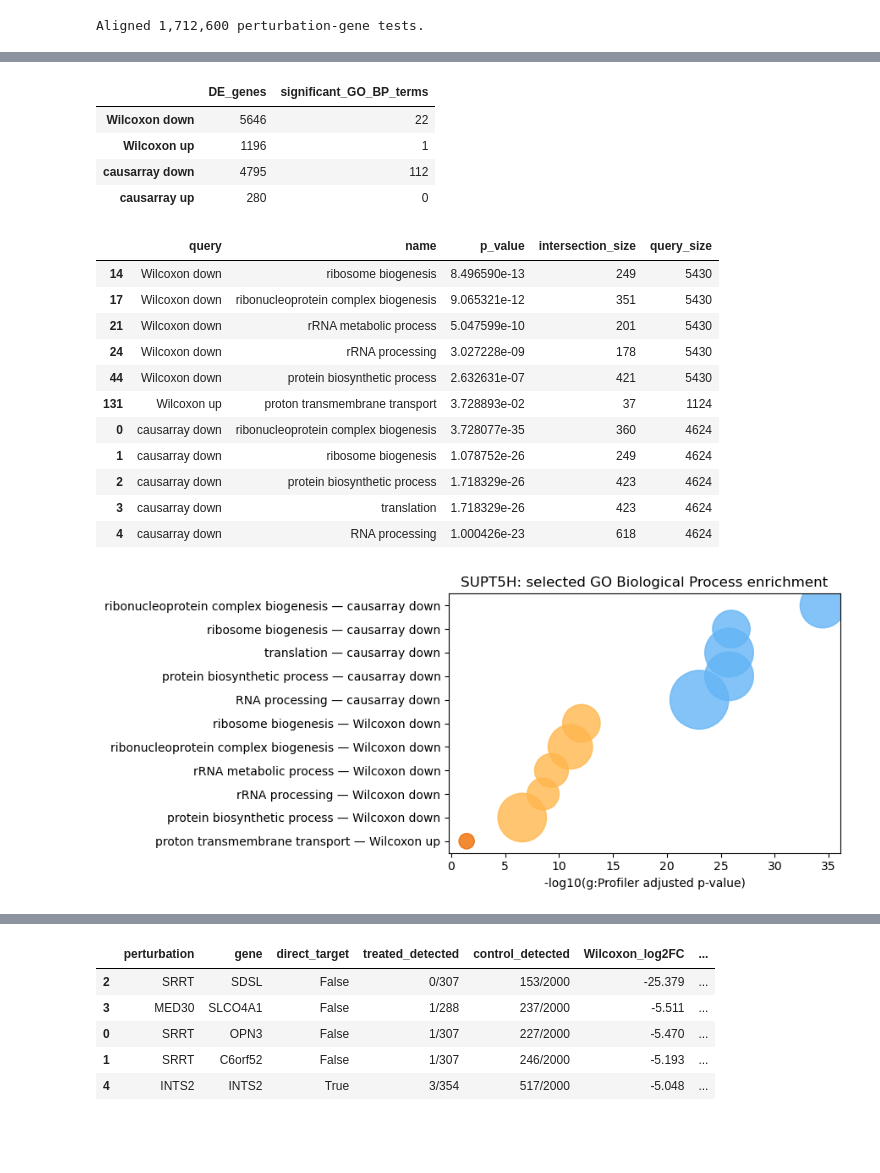
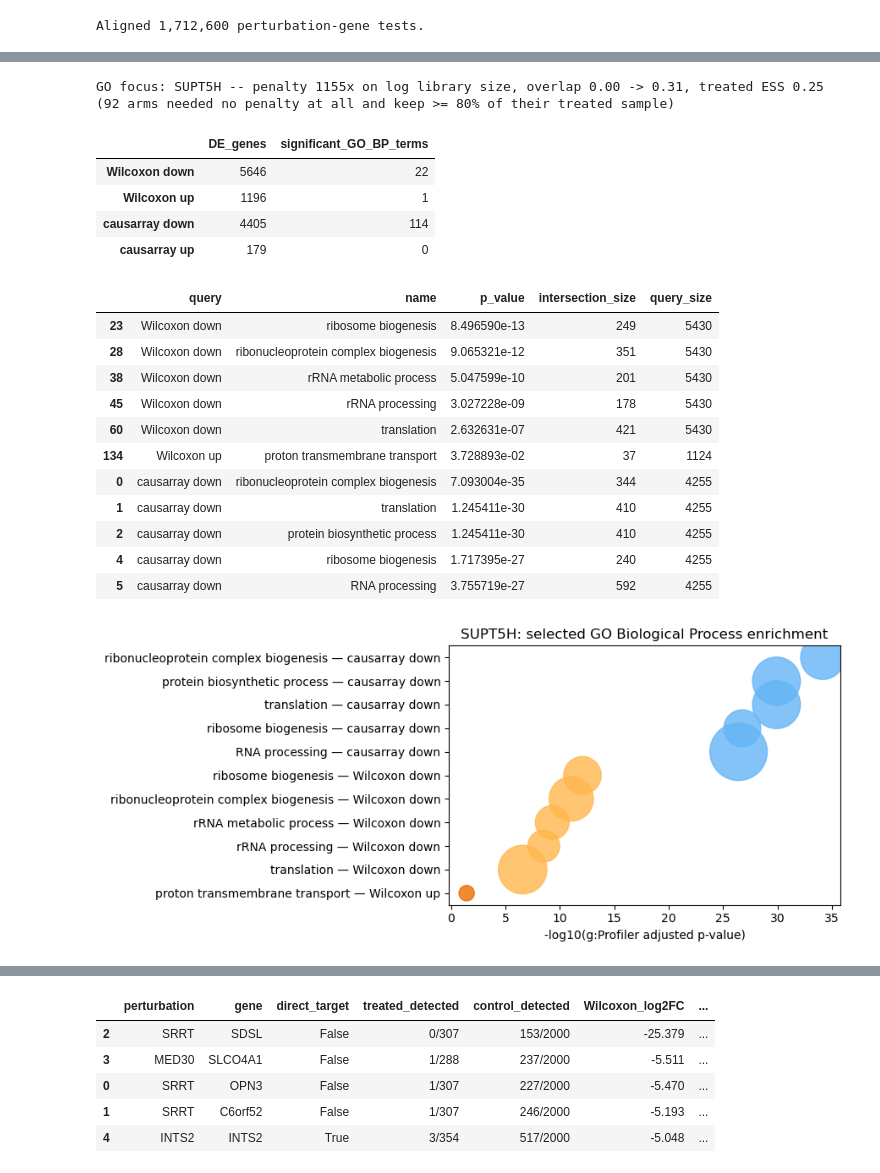
Before and after one commit to JinHongDu-Lab/causarray, a Jupyter notebook: docs/source/tutorial/replogle/replogle-py.ipynb, the cells around one changed output, grey strips where cells are left out. Cells and saved outputs as stored; diff of their text form; code cells hidden in the pictures; blank space fills up the shorter version.

```diff
--- a/docs/source/tutorial/replogle/replogle-py.ipynb
+++ b/docs/source/tutorial/replogle/replogle-py.ipynb
@@ -52,5 +35,5 @@ plus 2,000 `non-targeting` control cells.
 # %%
-adata = sc.read_h5ad('replogle_subset.h5ad')
+adata = sc.read_h5ad('data/replogle_subset.h5ad')
 print(adata)
 
 CTRL_LABEL = adata.uns['ctrl_label']   # 'non-targeting'
@@ -121,9 +83,9 @@ the raw-count subset by `run_estimate_r_0.0.10.py` (6,000-cell control-heavy sub
 # %%
-# JIC table on the raw counts (run_estimate_r_0.0.10.py); falls back to the pre-0.0.10
+# JIC table on the raw counts (2_estimate_r.py); falls back to the pre-0.0.10
 # table computed on the log-normalised copy only if the new one is missing.
-r_path = Path('replogle-r-0.0.10.csv') if Path('replogle-r-0.0.10.csv').exists() else Path('replogle-r.csv')
-if r_path.name == 'replogle-r.csv':
-    print('Note: JIC table from the pre-0.0.10 (log-normalised) run; run run_estimate_r_0.0.10.py to recompute it.')
+r_path = Path('results/replogle-r.csv') if Path('results/replogle-r.csv').exists() else Path('results/replogle-r-legacy.csv')
+if r_path.name == 'results/replogle-r-legacy.csv':
+    print('Note: JIC table from the pre-0.0.10 (log-normalised) run; run 2_estimate_r.py to recompute it.')
 df_r = pd.read_csv(r_path)
 fig = plot_r(df_r)
 plt.tight_layout()
@@ -169,7 +122,7 @@ df_res = gcate_lfc_batch(
     max_cells=2000,
     n_ctrl=2000,
     family='nb',
-    cache_path='replogle_results.h5',
+    cache_path='results/replogle_results.h5',
     random_state=0,
     verbose=True,
     gcate_kwargs=dict(
@@ -284,10 +361,10 @@ import crispyx
 
 # Wilcoxon is applied to normalized, log-transformed counts, following the
 # same convention as the Adamson tutorial.
-norm_path = Path('replogle_subset_norm.h5ad')
+norm_path = Path('data/replogle_subset_norm.h5ad')
 if not norm_path.exists():
     crispyx.normalize_total_log1p(
-        'replogle_subset.h5ad', output_path=str(norm_path), verbose=False
+        'data/replogle_subset.h5ad', output_path=str(norm_path), verbose=False
     )
 # The Wilcoxon result does not depend on causarray; cache it on disk and reuse
 # it on later runs (crispyx skips the computation when the output exists).
@@ -296,7 +373,7 @@ wc_result = crispyx.wilcoxon_test(
     perturbation_column=PERT_COL,
     control_label=CTRL_LABEL,
     verbose=False,
-    output_path='replogle_subset_norm_cx_wilcoxon.h5ad',
+    output_path='results/replogle_subset_norm_cx_wilcoxon.h5ad',
 )
 
 wc_count_map = {
@@ -393,11 +459,24 @@ rather than the whole genome. Enrichment power depends on list size, so term
 # %%
-go_result_path = Path('replogle_supt5h_go_results.csv')
-supt5h_i = wc_groups.get_loc('SUPT5H')
+# SUPT5H is the screen's canonical case: knocking down the SPT5 elongation
+# factor should hit translation and ribosome biogenesis. Its support is the
+# weakest of the large arms, so the audit below is reported alongside it.
+ps_audit = pd.read_csv('results/replogle_propensity_penalties.csv').set_index('treatment')
+go_focus = 'SUPT5H'
+_row = ps_audit.loc[go_focus]
+print(f"GO focus: {go_focus} -- penalty {_row['penalty_factor']:.0f}x on log library size, "
+      f"overlap {_row['overlap_before']:.2f} -> {_row['overlap_after']:.2f}, "
+      f"treated ESS {_row['ess_treated_after']:.2f}")
+_best = ps_audit[(ps_audit['penalty_factor'] == 1.0)
+                 & (ps_audit['ess_treated_after'] >= 0.8)].index
+print(f'({len(_best)} arms needed no penalty at all and keep >= 80% of their treated sample)')
+
+go_result_path = Path(f'results/replogle_{go_focus.lower()}_go_results.csv')
+focus_i = wc_groups.get_loc(go_focus)
 go_queries = {
-    'causarray up': wc_genes[ca_reject[supt5h_i] & (ca_lfc[supt5h_i] > 0)].tolist(),
-    'causarray down': wc_genes[ca_reject[supt5h_i] & (ca_lfc[supt5h_i] < 0)].tolist(),
-    'Wilcoxon up': wc_genes[wc_reject[supt5h_i] & (wc_lfc[supt5h_i] > 0)].tolist(),
-    'Wilcoxon down': wc_genes[wc_reject[supt5h_i] & (wc_lfc[supt5h_i] < 0)].tolist(),
+    'causarray up': wc_genes[ca_reject[focus_i] & (ca_lfc[focus_i] > 0)].tolist(),
+    'causarray down': wc_genes[ca_reject[focus_i] & (ca_lfc[focus_i] < 0)].tolist(),
+    'Wilcoxon up': wc_genes[wc_reject[focus_i] & (wc_lfc[focus_i] > 0)].tolist(),
+    'Wilcoxon down': wc_genes[wc_reject[focus_i] & (wc_lfc[focus_i] < 0)].tolist(),
 }
 if go_result_path.exists():
     go_results = pd.read_csv(go_result_path)
@@ -421,46 +500,48 @@ go_query_summary = pd.DataFrame({
 display(go_query_summary)
 
 go_top = (
     go_results.loc[go_results['significant'] & go_results['term_size'].between(20, 1000)]
     .sort_values(['query', 'p_value'])
     .groupby('query', group_keys=False).head(5)
 )
 display(go_top[['query', 'name', 'p_value', 'intersection_size', 'query_size']])
 
 if not go_top.empty:
     plotted = go_top.sort_values('p_value', ascending=False).copy()
     plotted['label'] = plotted['name'] + ' — ' + plotted['query']
     colors = plotted['query'].map({
         'causarray up': '#1976d2', 'causarray down': '#64b5f6',
         'Wilcoxon up': '#ef6c00', 'Wilcoxon down': '#ffb74d',
     })
     fig, ax = plt.subplots(figsize=(9, max(4, 0.35 * len(plotted))))
     ax.scatter(
         -np.log10(plotted['p_value'].clip(1e-300)), plotted['label'],
         s=25 + 4 * plotted['intersection_size'], c=colors, alpha=0.8,
     )
     ax.set_xlabel('-log10(g:Profiler adjusted p-value)')
     ax.set_ylabel('')
-    ax.set_title('SUPT5H: selected GO Biological Process enrichment')
+    ax.set_title(f'{go_focus}: selected GO Biological Process enrichment')
     fig.tight_layout()
     plt.show()
 # %% [output]
+GO focus: SUPT5H -- penalty 1155x on log library size, overlap 0.00 -> 0.31, treated ESS 0.25
+(92 arms needed no penalty at all and keep >= 80% of their treated sample)
 |  | DE_genes | significant_GO_BP_terms |
 | Wilcoxon down | 5646 | 22 |
 | Wilcoxon up | 1196 | 1 |
-| causarray down | 4795 | 112 |
-| causarray up | 280 | 0 |
+| causarray down | 4405 | 114 |
+| causarray up | 179 | 0 |
 |  | query | name | p_value | intersection_size | query_size |
-| 14 | Wilcoxon down | ribosome biogenesis | 8.496590e-13 | 249 | 5430 |
-| 17 | Wilcoxon down | ribonucleoprotein complex biogenesis | 9.065321e-12 | 351 | 5430 |
-| 21 | Wilcoxon down | rRNA metabolic process | 5.047599e-10 | 201 | 5430 |
-| 24 | Wilcoxon down | rRNA processing | 3.027228e-09 | 178 | 5430 |
-| 44 | Wilcoxon down | protein biosynthetic process | 2.632631e-07 | 421 | 5430 |
-| 131 | Wilcoxon up | proton transmembrane transport | 3.728893e-02 | 37 | 1124 |
-| 0 | causarray down | ribonucleoprotein complex biogenesis | 3.728077e-35 | 360 | 4624 |
-| 1 | causarray down | ribosome biogenesis | 1.078752e-26 | 249 | 4624 |
-| 2 | causarray down | protein biosynthetic process | 1.718329e-26 | 423 | 4624 |
-| 3 | causarray down | translation | 1.718329e-26 | 423 | 4624 |
-| 4 | causarray down | RNA processing | 1.000426e-23 | 618 | 4624 |
+| 23 | Wilcoxon down | ribosome biogenesis | 8.496590e-13 | 249 | 5430 |
+| 28 | Wilcoxon down | ribonucleoprotein complex biogenesis | 9.065321e-12 | 351 | 5430 |
+| 38 | Wilcoxon down | rRNA metabolic process | 5.047599e-10 | 201 | 5430 |
+| 45 | Wilcoxon down | rRNA processing | 3.027228e-09 | 178 | 5430 |
+| 60 | Wilcoxon down | translation | 2.632631e-07 | 421 | 5430 |
+| 134 | Wilcoxon up | proton transmembrane transport | 3.728893e-02 | 37 | 1124 |
+| 0 | causarray down | ribonucleoprotein complex biogenesis | 7.093004e-35 | 344 | 4255 |
+| 1 | causarray down | translation | 1.245411e-30 | 410 | 4255 |
+| 2 | causarray down | protein biosynthetic process | 1.245411e-30 | 410 | 4255 |
+| 4 | causarray down | ribosome biogenesis | 1.717395e-27 | 240 | 4255 |
+| 5 | causarray down | RNA processing | 3.755719e-27 | 592 | 4255 |
-[figure, old version]
+[figure, new version]
 # %% [markdown]
```
Also changed, not shown: parts of 35 cells of this notebook, 9 other files.
